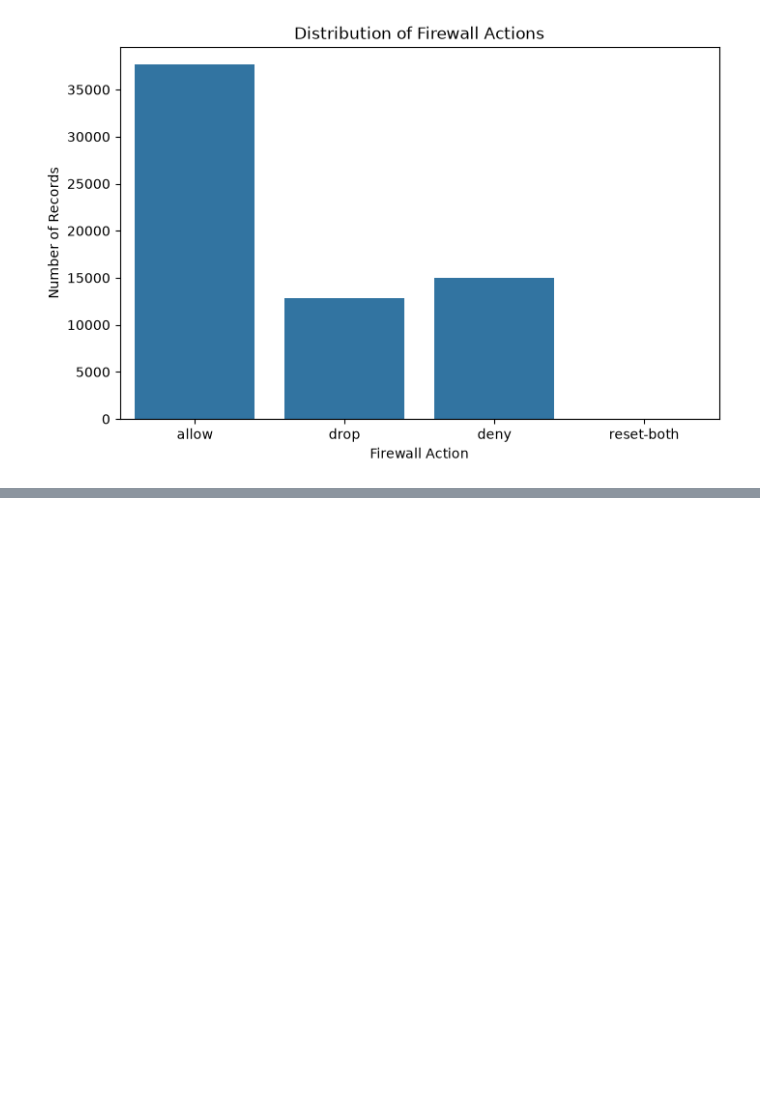
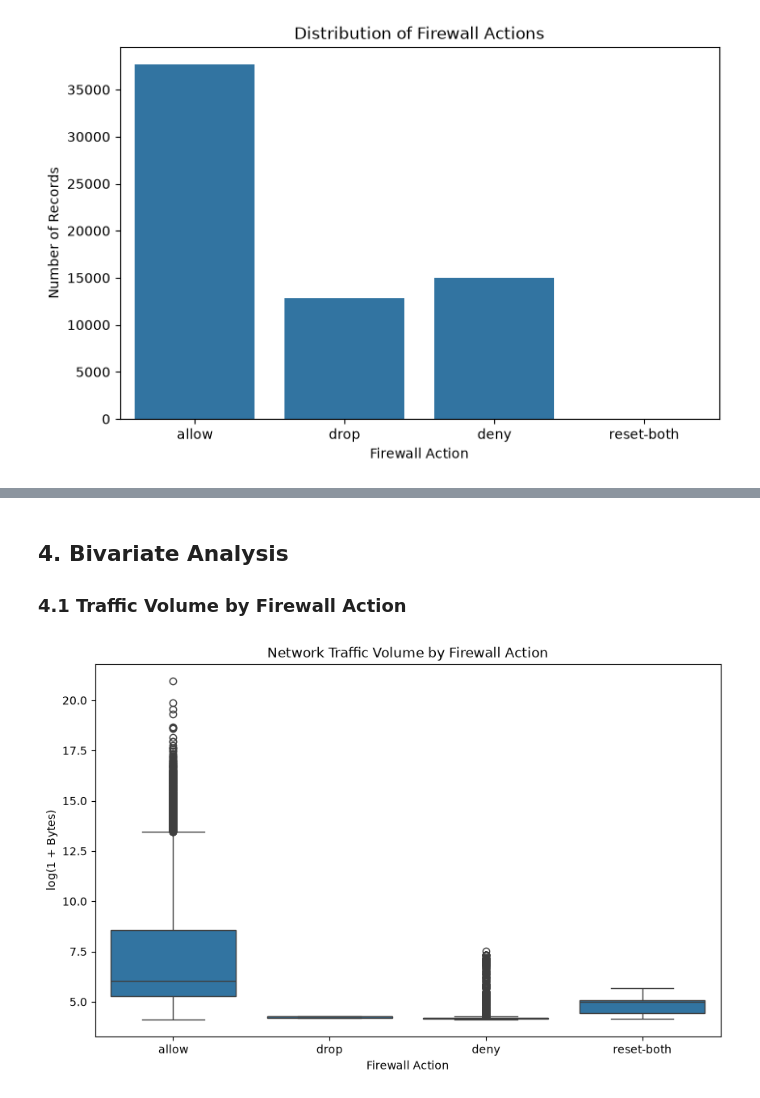
Before and after one commit to RSD-022/Firewall-Traffic-Analyzer, a Jupyter notebook: notebooks/01_eda_and_cleaning.ipynb, the cells around one changed output, grey strips where cells are left out. Saved outputs shown, nothing was run; the diff lists cells and outputs as text; code cells hidden in the pictures; blank space fills up the shorter version.

```diff
--- a/notebooks/01_eda_and_cleaning.ipynb
+++ b/notebooks/01_eda_and_cleaning.ipynb
@@ -80,0 +213,25 @@ plt.show()
+# %% [markdown]
+## 4. Bivariate Analysis
+
+### 4.1 Traffic Volume by Firewall Action
+# %%
+df_plot = df.copy()
+
+df_plot["Log Bytes"] = np.log1p(df_plot["Bytes"])
+
+plt.figure(figsize=(10, 6))
+
+sns.boxplot(
+    data=df_plot,
+    x="Action",
+    y="Log Bytes",
+    showfliers=True
+)
+
+plt.title("Network Traffic Volume by Firewall Action")
+plt.xlabel("Firewall Action")
+plt.ylabel("log(1 + Bytes)")
+
+plt.show()
+# %% [output]
+[figure, added]
```
Also changed, not shown: parts of 29 cells of this notebook.
